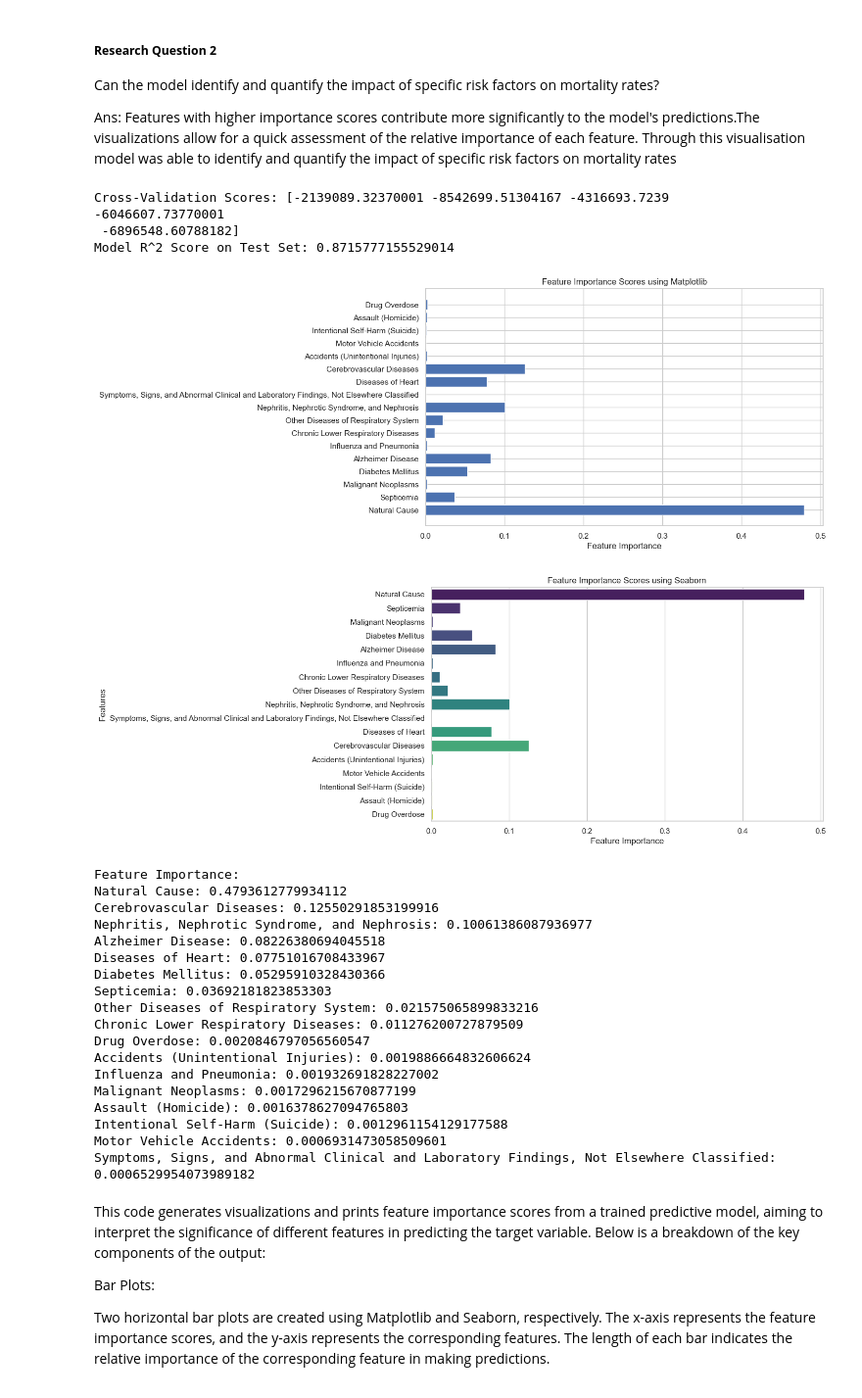
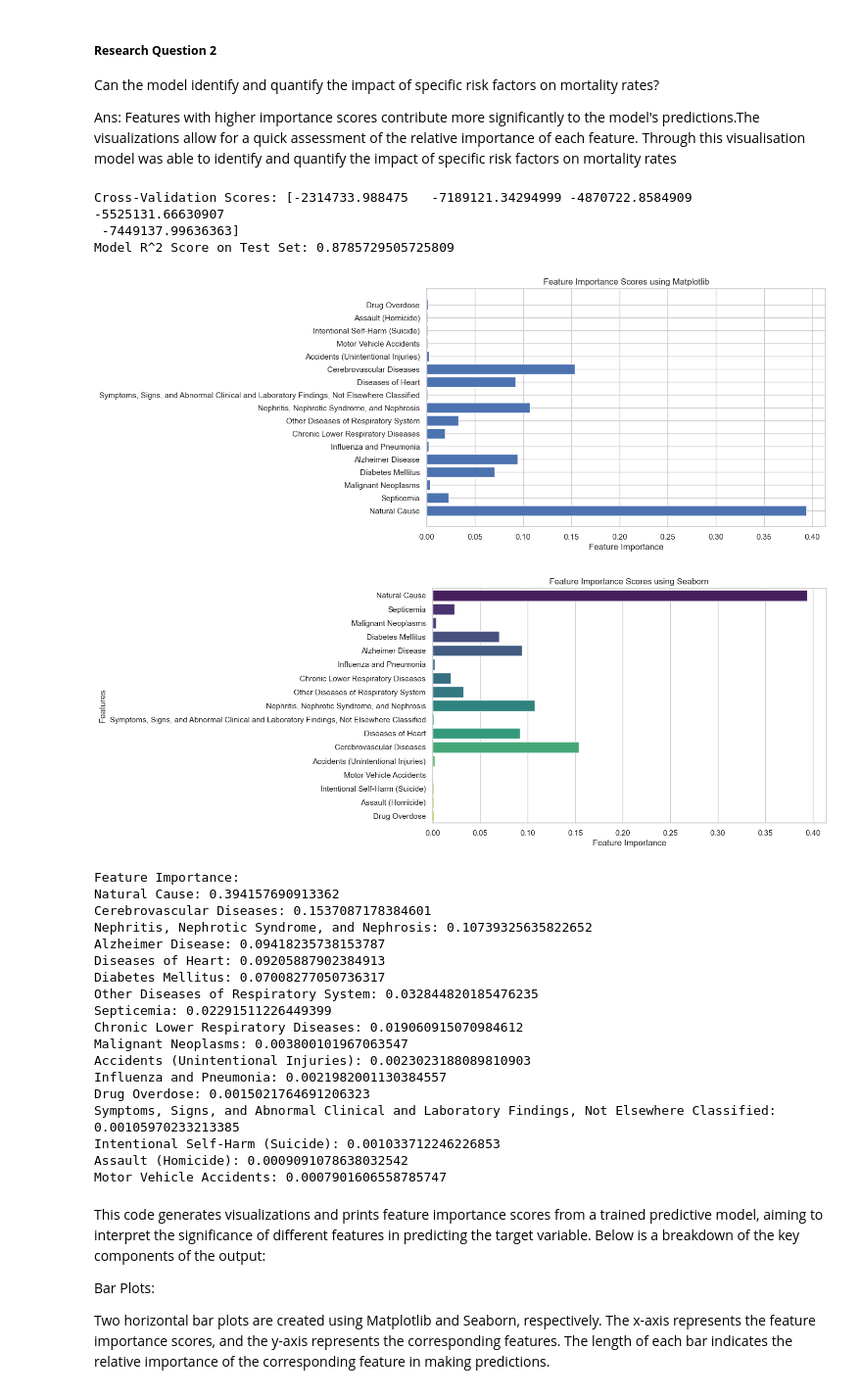
Before and after one commit to ArunMathew7/Analysis-of-death-by-selected-causes-from-2014-to-2019, a Jupyter notebook: all__results.ipynb, the cells around one changed output. Shown at 98% size. Cells and saved outputs as stored; diff of their text form; code cells hidden in the pictures.

```diff
--- a/all__results.ipynb
+++ b/all__results.ipynb
@@ -429,31 +456,31 @@ Can the model identify and quantify the impact of specific risk factors on morta
 
 Ans: Features with higher importance scores contribute more significantly to the model's predictions.The visualizations allow for a quick assessment of the relative importance of each feature. Through this visualisation model was able to identify and quantify the impact of specific risk factors on mortality rates
 # %%
-inference.inferenceAnalysis.rq2_model()
+inference.InferenceAnalysis.rq2_model()
 # %% [output]
-Cross-Validation Scores: [-2139089.32370001 -8542699.51304167 -4316693.7239     -6046607.73770001
- -6896548.60788182]
-Model R^2 Score on Test Set: 0.8715777155529014
+Cross-Validation Scores: [-2314733.988475   -7189121.34294999 -4870722.8584909  -5525131.66630907
+ -7449137.99636363]
+Model R^2 Score on Test Set: 0.8785729505725809
-[figure, old version]
+[figure, new version]
-[figure, old version]
+[figure, new version]
 Feature Importance:
-Natural Cause: 0.4793612779934112
-Cerebrovascular Diseases: 0.12550291853199916
-Nephritis, Nephrotic Syndrome, and Nephrosis: 0.10061386087936977
-Alzheimer Disease: 0.08226380694045518
-Diseases of Heart: 0.07751016708433967
-Diabetes Mellitus: 0.05295910328430366
-Septicemia: 0.03692181823853303
-Other Diseases of Respiratory System: 0.021575065899833216
-Chronic Lower Respiratory Diseases: 0.011276200727879509
-Drug Overdose: 0.0020846797056560547
-Accidents (Unintentional Injuries): 0.0019886664832606624
-Influenza and Pneumonia: 0.001932691828227002
-Malignant Neoplasms: 0.0017296215670877199
-Assault (Homicide): 0.0016378627094765803
-Intentional Self-Harm (Suicide): 0.0012961154129177588
-Motor Vehicle Accidents: 0.0006931473058509601
-Symptoms, Signs, and Abnormal Clinical and Laboratory Findings, Not Elsewhere Classified: 0.0006529954073989182
+Natural Cause: 0.394157690913362
+Cerebrovascular Diseases: 0.1537087178384601
+Nephritis, Nephrotic Syndrome, and Nephrosis: 0.10739325635822652
+Alzheimer Disease: 0.09418235738153787
+Diseases of Heart: 0.09205887902384913
+Diabetes Mellitus: 0.07008277050736317
+Other Diseases of Respiratory System: 0.032844820185476235
+Septicemia: 0.02291511226449399
+Chronic Lower Respiratory Diseases: 0.019060915070984612
+Malignant Neoplasms: 0.003800101967063547
+Accidents (Unintentional Injuries): 0.0023023188089810903
+Influenza and Pneumonia: 0.0021982001130384557
+Drug Overdose: 0.0015021764691206323
+Symptoms, Signs, and Abnormal Clinical and Laboratory Findings, Not Elsewhere Classified: 0.00105970233213385
+Intentional Self-Harm (Suicide): 0.001033712246226853
+Assault (Homicide): 0.0009091078638032542
+Motor Vehicle Accidents: 0.0007901606558785747
 # %% [markdown]
 This code generates visualizations and prints feature importance scores from a trained predictive model, aiming to interpret the significance of different features in predicting the target variable. Below is a breakdown of the key components of the output:
 
```
Also changed, not shown: parts of 17 cells of this notebook, 3 other files.
